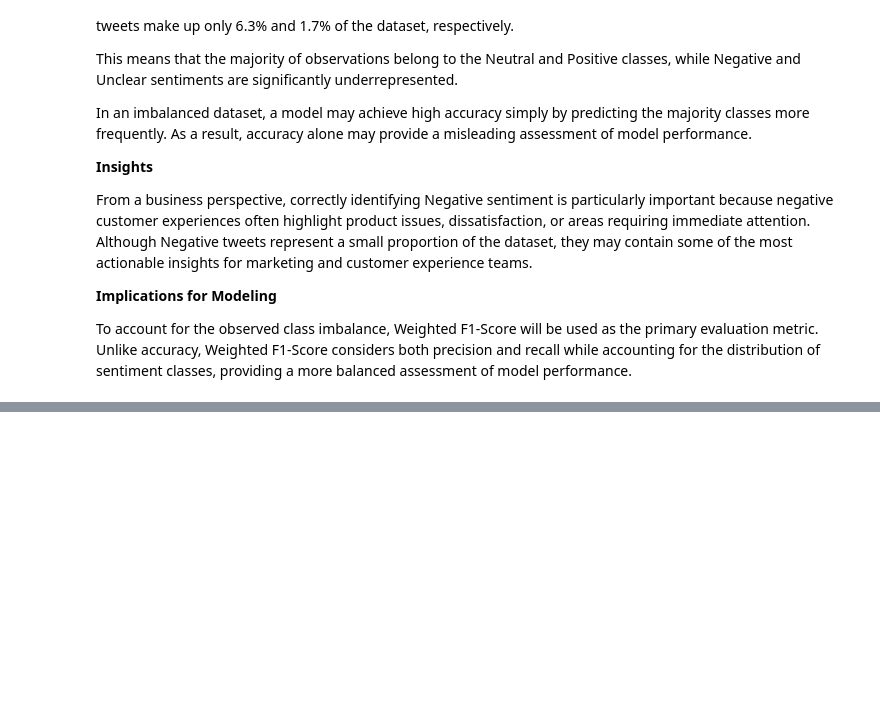
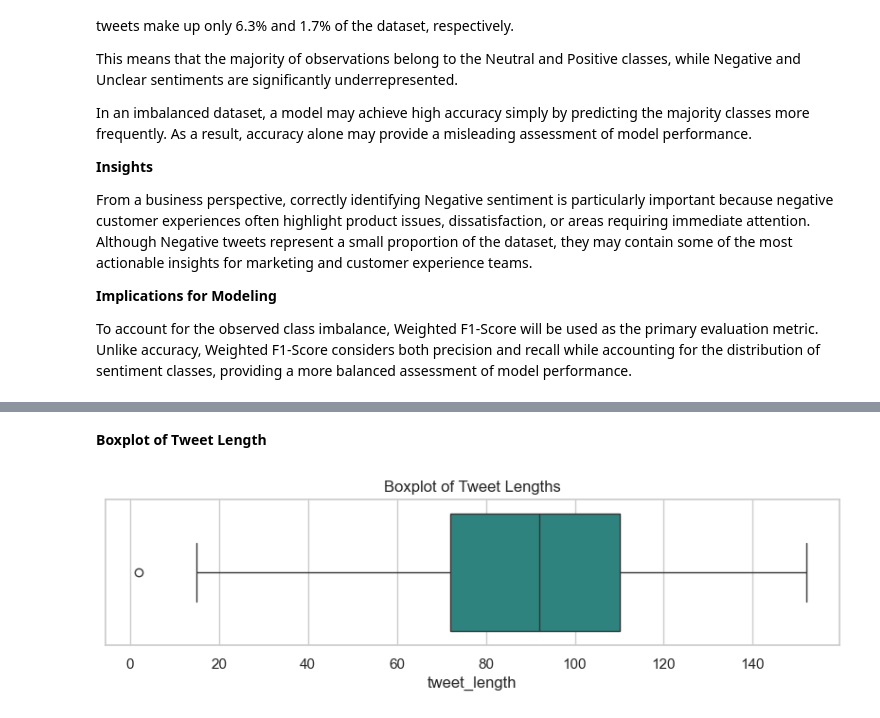
Before and after one commit to byegond-beep/Consumer-Sentiment-Analysis-of-Apple-and-Google-Products-Using-Natural-Language-Processing, a Jupyter notebook: Consumer-Sentiment-Analysis-of-Apple-and-Google-Products-Using-NLP.ipynb, the cells around one changed output, grey strips where cells are left out. Saved outputs shown, nothing was run; the diff lists cells and outputs as text; code cells hidden in the pictures; blank space fills up the shorter version.

```diff
--- a/Consumer-Sentiment-Analysis-of-Apple-and-Google-Products-Using-NLP.ipynb
+++ b/Consumer-Sentiment-Analysis-of-Apple-and-Google-Products-Using-NLP.ipynb
@@ -612,0 +751,15 @@ To account for the observed class imbalance, Weighted F1-Score will be used as t
+# %% [markdown]
+**Boxplot of Tweet Length**
+# %%
+plt.figure(figsize=(10,2))
+
+sns.boxplot(
+    x=df['tweet_length'],
+    color=plt.cm.viridis(0.5)
+)
+
+plt.title('Boxplot of Tweet Lengths')
+
+plt.show()
+# %% [output]
+[figure, added]
```
Also changed, not shown: parts of 15 cells of this notebook.
